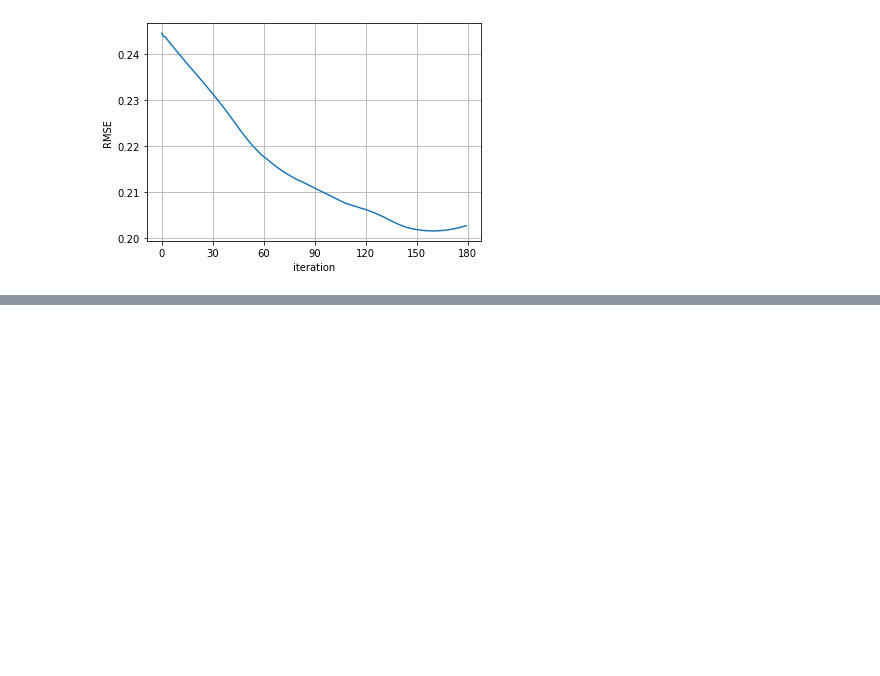
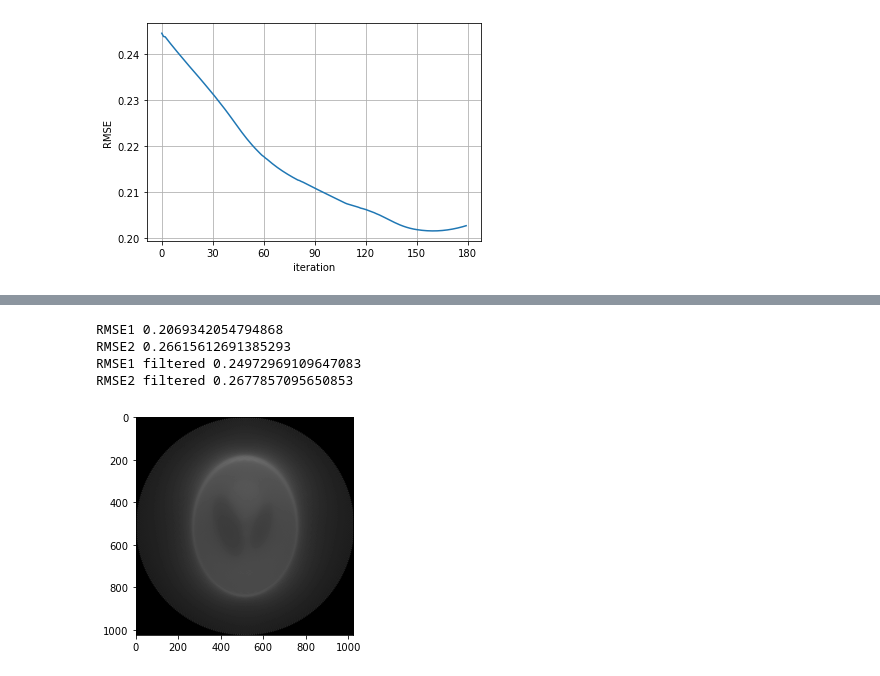
Before and after one commit to codeblessing/S6-IwM, a Jupyter notebook: ct.ipynb, the cells around one changed output, grey strips where cells are left out. Saved outputs shown, nothing was run; the diff lists cells and outputs as text; code cells hidden in the pictures; blank space fills up the shorter version.

```diff
--- a/ct.ipynb
+++ b/ct.ipynb
@@ -666,6 +671,13 @@ Iteration count: 360
 # %%
-imshow(reconstructed2)
+imshow(reconstructed1, cmap='gray')
+
 print('RMSE1', RMSE1)
 print('RMSE2', RMSE2)
 print('RMSE1 filtered', RMSE_filtered1)
 print('RMSE2 filtered', RMSE_filtered2)
+# %% [output]
+RMSE1 0.2069342054794868
+RMSE2 0.26615612691385293
+RMSE1 filtered 0.24972969109647083
+RMSE2 filtered 0.2677857095650853
+[figure, added]
```
Also changed, not shown: parts of 2 cells of this notebook.
